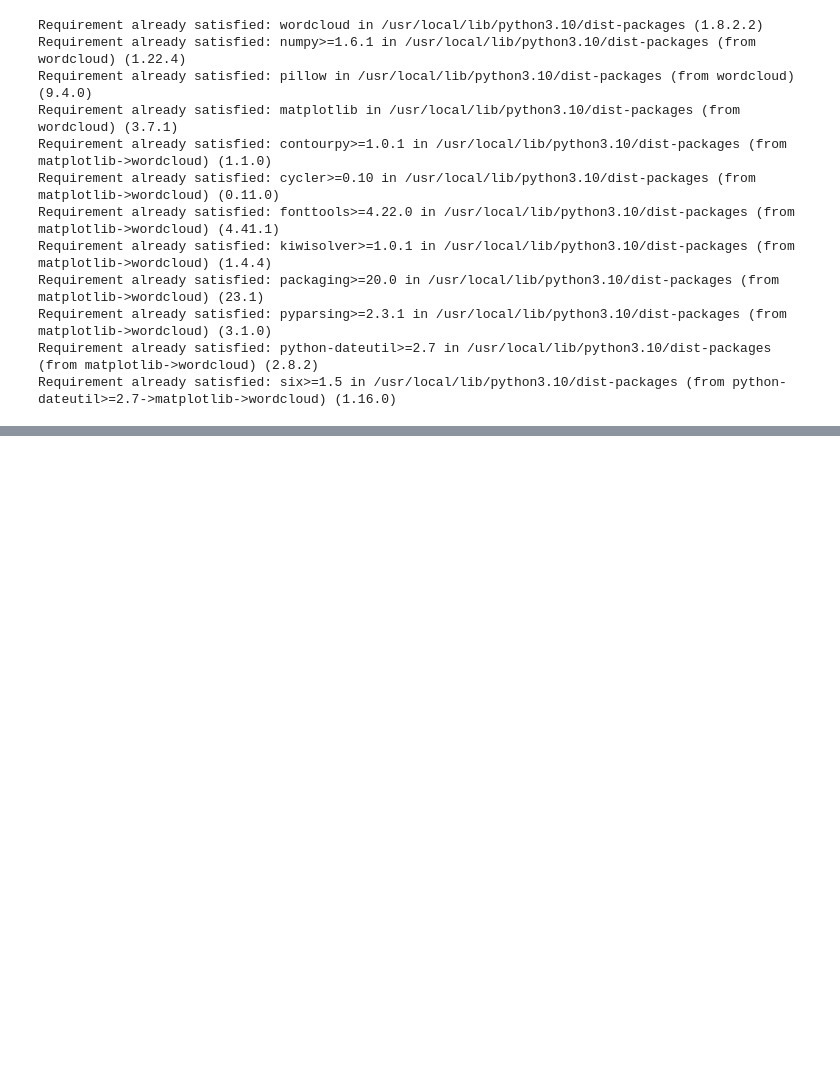
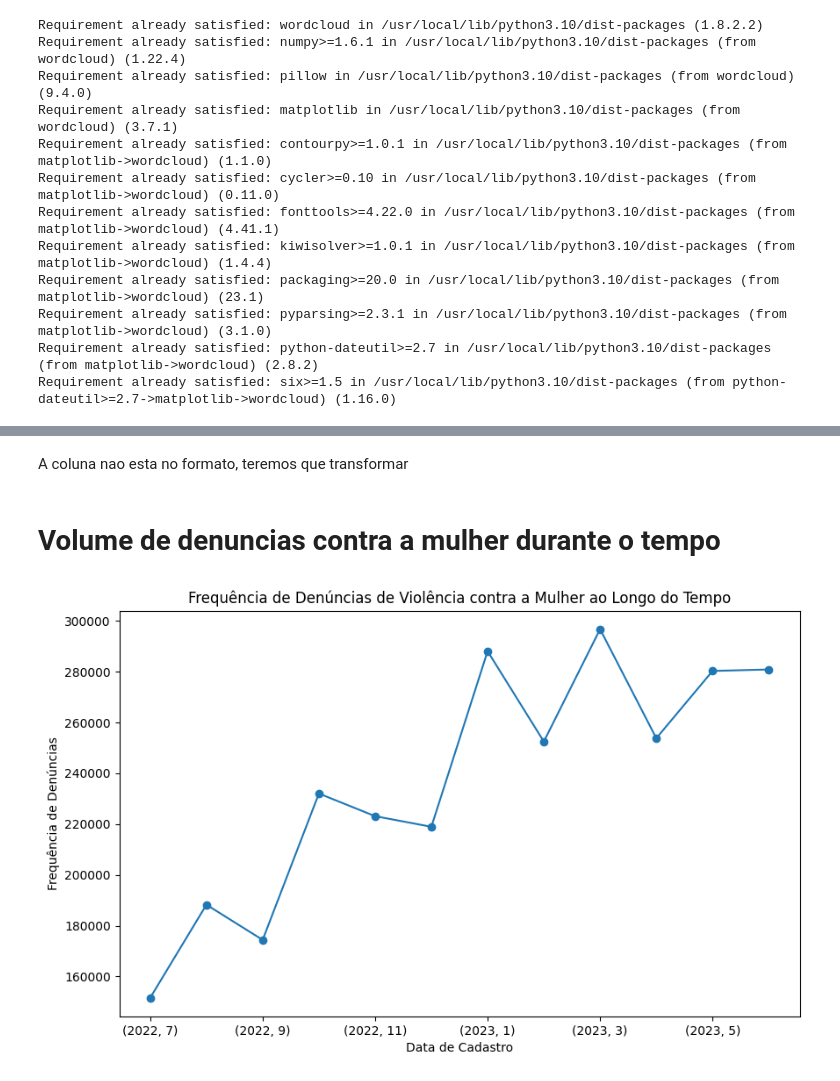
Before and after one commit to LerinaMM/central_de_atendimento_a_mulher, a Jupyter notebook: violencia_contra_mulher_3.ipynb, the cells around one changed output, grey strips where cells are left out. Cells and saved outputs as stored; diff of their text form; code cells hidden in the pictures; blank space fills up the shorter version.

```diff
--- a/violencia_contra_mulher_3.ipynb
+++ b/violencia_contra_mulher_3.ipynb
@@ -589,0 +628,27 @@ plt.show()
+# %% [markdown]
+A coluna nao esta no formato, teremos que transformar
+# %% [markdown]
+# Volume de denuncias contra a mulher durante o tempo
+# %%
+# Transformando a coluna 'data_cadastro' está no formato datetime
+
+dados_unidos['Data_de_cadastro'] = pd.to_datetime(dados_unidos['Data_de_cadastro'])
+
+# Extração do ano e o mês da coluna 'Data_de_cadastro'
+
+dados_unidos['ano'] = dados_unidos['Data_de_cadastro'].dt.year
+dados_unidos['mes'] = dados_unidos['Data_de_cadastro'].dt.month
+
+# Contagem do número de denúncias em cada mês
+frequencia_denuncias = dados_unidos.groupby(['ano', 'mes']).size()
+
+# Criação de um gráfico de linha para visualizar a frequência de denúncias ao longo do tempo
+
+plt.figure(figsize=(10, 6))
+frequencia_denuncias.plot(kind='line', marker='o')
+plt.xlabel('Data de Cadastro')
+plt.ylabel('Frequência de Denúncias')
+plt.title('Frequência de Denúncias de Violência contra a Mulher ao Longo do Tempo')
+plt.show()
+# %% [output]
+[figure, added]
```
Also changed, not shown: parts of 35 cells of this notebook.
